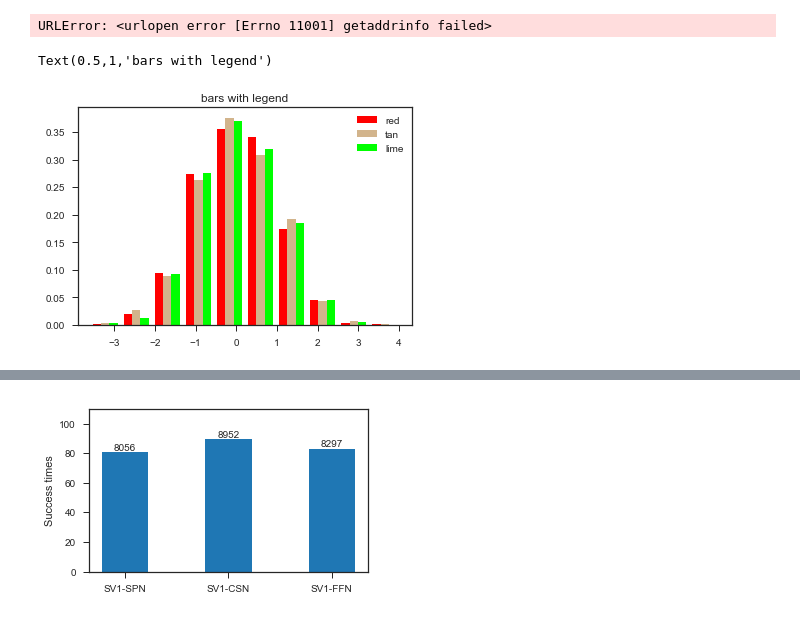
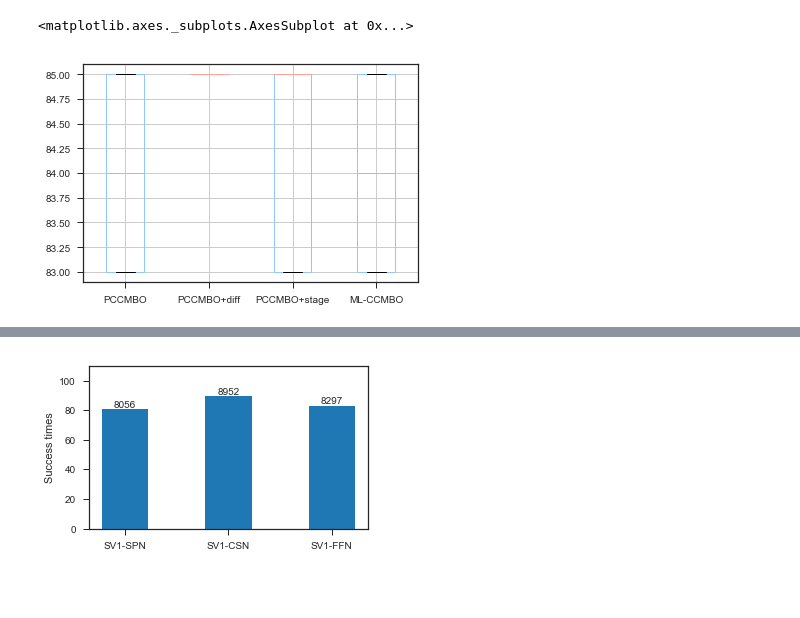
Before and after one commit to dawnohdawn/multi-object-JSSP-with-lot-spliting, a Jupyter notebook: 画优化结果分布图.ipynb, the cells around one changed output, grey strips where cells are left out. Drawn from its saved outputs; the diff is of its cells as text; code cells hidden in the pictures; blank space fills up the shorter version.

```diff
--- a/画优化结果分布图.ipynb
+++ b/画优化结果分布图.ipynb
@@ -35,11 +13,0 @@ sns.boxplot(x=data["makespan"],data=data)
-# %%
-import seaborn as sns
-sns.set(style="ticks", palette="pastel")
-
-# Load the example tips dataset
-# tips = sns.load_dataset("tips")
-
-# Draw a nested boxplot to show bills by day and time
-sns.boxplot(x="algorithm", y="makespan",
-            data=data)
-sns.despine(offset=10, trim=True)
@@ -48,6 +13,0 @@ sns.despine(offset=10, trim=True)
-# %%
-fig,axes=plt.subplots(1,2,sharey=True)
-sns.boxplot(x="catagory",y="pw",data=data,ax=axes[0]) #左图
-sns.boxplot(x="catagory",y="pw",data=data,palette="Set3",ax=axes[1]) #右图
-# %% [output]
-URLError: <urlopen error [Errno 11001] getaddrinfo failed>
@@ -56,19 +14,5 @@ sns.violinplot?
-# %%
-import numpy as np
-import matplotlib.pyplot as plt
-
-np.random.seed(19680801)
-
-n_bins = 10
-x = np.random.randn(1000, 3)
-
-# fig, axes = plt.subplots(nrows=2, ncols=2)
-# ax0, ax1, ax2, ax3 = axes.flatten()
-
-colors = ['red', 'tan', 'lime']
-plt.hist(x, n_bins, density=True, histtype='bar', color=colors, label=colors)
-plt.legend(prop={'size': 10})
-plt.title('bars with legend')
-# %% [output]
-Text(0.5,1,'bars with legend')
-[figure, removed]
+# %%
+data.boxplot()
+# %% [output]
+<matplotlib.axes._subplots.AxesSubplot at 0x...>
+[figure, added]
```
Also changed, not shown: parts of 14 cells of this notebook, 6 other files.
